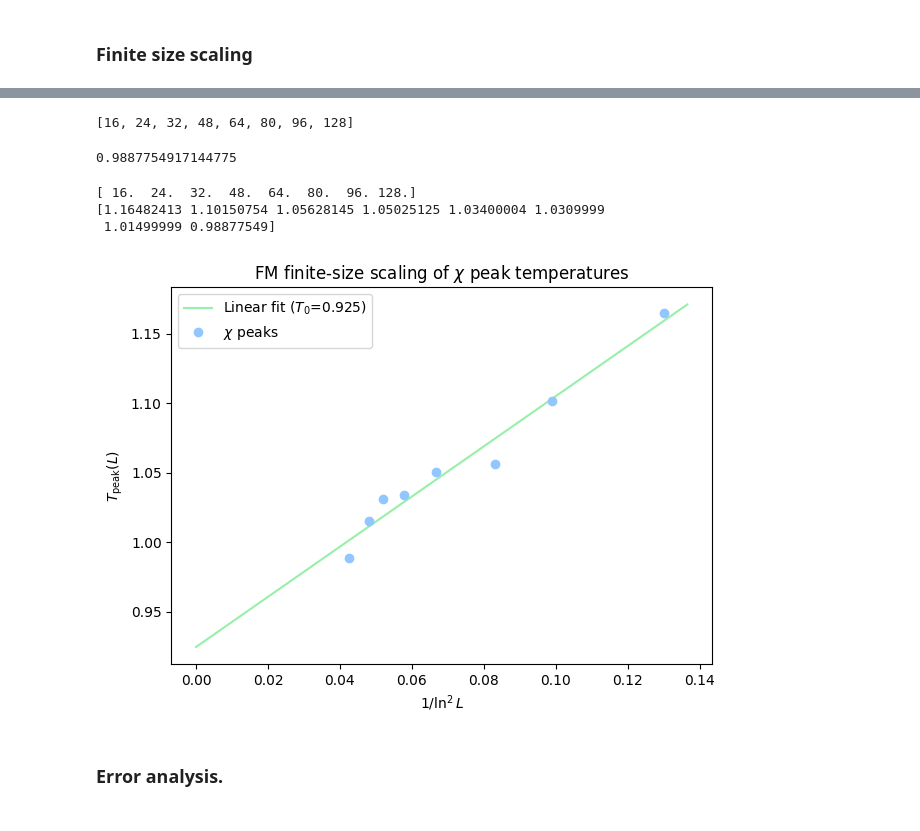
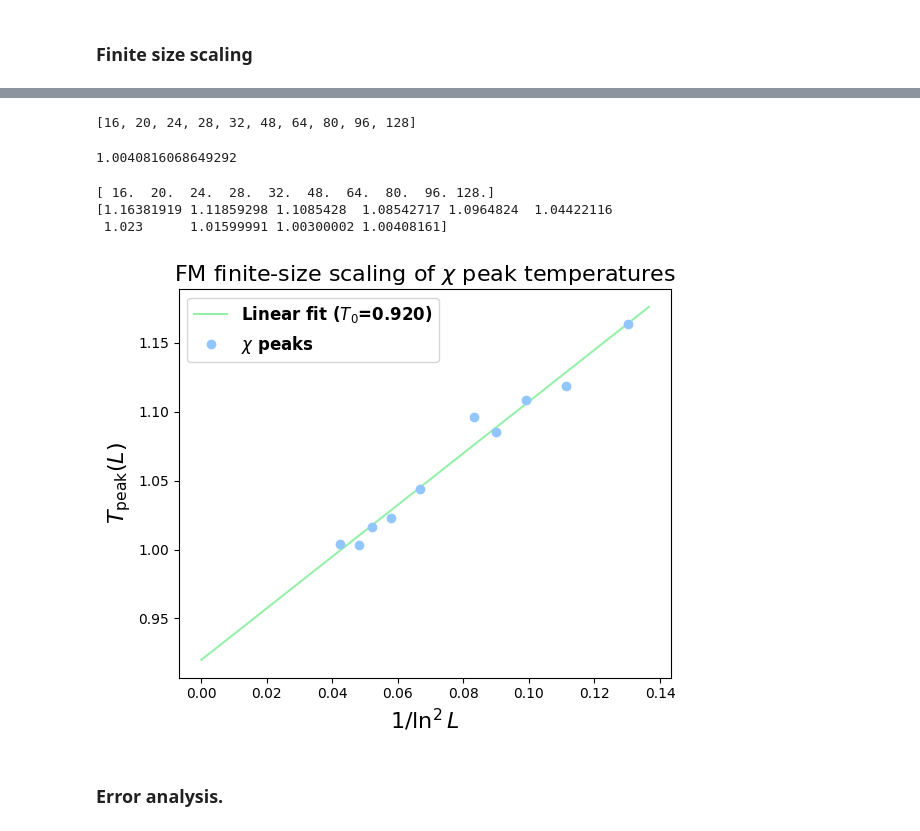
Before and after one commit to ToelUl/Flow-to-Field, a Jupyter notebook: system_size_extrapolation_lab.ipynb, the cells around one changed output, grey strips where cells are left out. Drawn from its saved outputs; the diff is of its cells as text; code cells hidden in the pictures.

```diff
--- a/system_size_extrapolation_lab.ipynb
+++ b/system_size_extrapolation_lab.ipynb
@@ -1605,9 +1595,9 @@ plt.show()
 # %% [markdown]
 ### Finite size scaling
 # %%
-fs_L_list          = [   16,    24,    32,    48,    64,    80,    96]
-fs_Temp_start_list = [1.000, 1.000, 1.000, 1.000, 1.000, 0.950, 0.950]
-fs_Temp_end_list   = [1.200, 1.200, 1.200, 1.200, 1.100, 1.050, 1.050]
+fs_L_list          = [   16,    20,    24,    28,    32,    48,    64,    80,    96]
+fs_Temp_start_list = [1.000, 1.000, 1.000, 1.000, 1.000, 1.000, 1.000, 0.950, 0.950]
+fs_Temp_end_list   = [1.200, 1.200, 1.200, 1.200, 1.200, 1.200, 1.100, 1.050, 1.050]
 fs_precision = 0.001
 fs_num_samples = 1000
 num_steps = 5
@@ -1718,58 +1702,57 @@ Optimal batch size (modify): 101
 fs_L_list.append(128)
 fs_L_list
 # %% [output]
-[16, 24, 32, 48, 64, 80, 96, 128]
+[16, 20, 24, 28, 32, 48, 64, 80, 96, 128]
 # %%
 T_peak_128 = float(Temp_128[np.argmax(fm_susceptibility_size_128)])
+T_peak_chi = [float(T_peak.cpu().numpy()) for T_peak in T_peak_chi_list]
+T_peak_chi.append(T_peak_128)
 T_peak_128
 # %% [output]
-0.9887754917144775
+1.0040816068649292
 # %%
-T_peak_chi_list.append(T_peak_128)
-T_peak_chi = [float(T_peak.cpu().numpy()) for T_peak in T_peak_chi_list]
-
 T_peak_chi = np.array(T_peak_chi)
 fs_L = np.array(fs_L_list, dtype=float)
 
 print(fs_L )
 print(T_peak_chi)
 # %% [output]
-[ 16.  24.  32.  48.  64.  80.  96. 128.]
-[1.16482413 1.10150754 1.05628145 1.05025125 1.03400004 1.0309999
- 1.01499999 0.98877549]
+[ 16.  20.  24.  28.  32.  48.  64.  80.  96. 128.]
+[1.16381919 1.11859298 1.1085428  1.08542717 1.0964824  1.04422116
+ 1.023      1.01599991 1.00300002 1.00408161]
 # %%
 # T_peak_chi  = np.array(
 #     [
 #         Temp[np.argmax(fm_susceptibility_size_16)],
 #         Temp[np.argmax(fm_susceptibility_size_32)],
 #         Temp[np.argmax(fm_susceptibility_size_64)],
 #         Temp_128[np.argmax(fm_susceptibility_size_128)],
 #     ]
 # )
 
 # -------------------------------------------------------------------------
 #                   FINITE‑SIZE‑SCALING MODELS
 # -------------------------------------------------------------------------
 # def t_peak_ansatz(L, T_bkt, A, L0):
 #     """BKT finite‑size scaling:  T(L) = T_bkt + A / ln^2(L / L0)."""
 #     return T_bkt + A / np.log(L / L0) ** 2
 
 x = 1.0 / np.log(fs_L) ** 2
 p_lin_chi  = np.polyfit(x, T_peak_chi, 1)
 T_lin_chi  = p_lin_chi[1]
 
 # Linearised 1/ln^2(L) vs T peaks
-plt.figure()
-plt.errorbar(x, T_peak_chi,  fmt='o', label=r'$\chi$ peaks')
+fig, ax = plt.subplots(figsize=(6, 5))
+ax.errorbar(x, T_peak_chi,  fmt='o', label=r'$\chi$ peaks')
 x_fit = np.linspace(0, x.max()*1.05, 200)
-plt.plot(x_fit, np.polyval(p_lin_chi,  x_fit),  label=f'Linear fit ($T_0$={T_lin_chi:.3f})')
-plt.xlabel(r'$1/\ln^2 L$')
-plt.ylabel(r'$T_{\mathrm{peak}}(L)$')
-plt.title(r'FM finite‑size scaling of $\chi$ peak temperatures')
-plt.legend()
+ax.plot(x_fit, np.polyval(p_lin_chi,  x_fit),  label=f'Linear fit ($T_0$={T_lin_chi:.3f})')
+ax.set_xlabel(r'$1/\ln^2 L$', fontsize=16)
+ax.set_ylabel(r'$T_{\mathrm{peak}}(L)$', fontsize=16)
+ax.set_title(r'FM finite‑size scaling of $\chi$ peak temperatures', fontsize=16)
+ax.legend(prop={'weight': 'bold', 'size': 12},)
 plt.tight_layout()
 # %% [output]
-[figure, old version]
+[figure, new version]
 # %% [markdown]
 ### Error analysis.
 # %%
```
Also changed, not shown: parts of 30 cells of this notebook.
